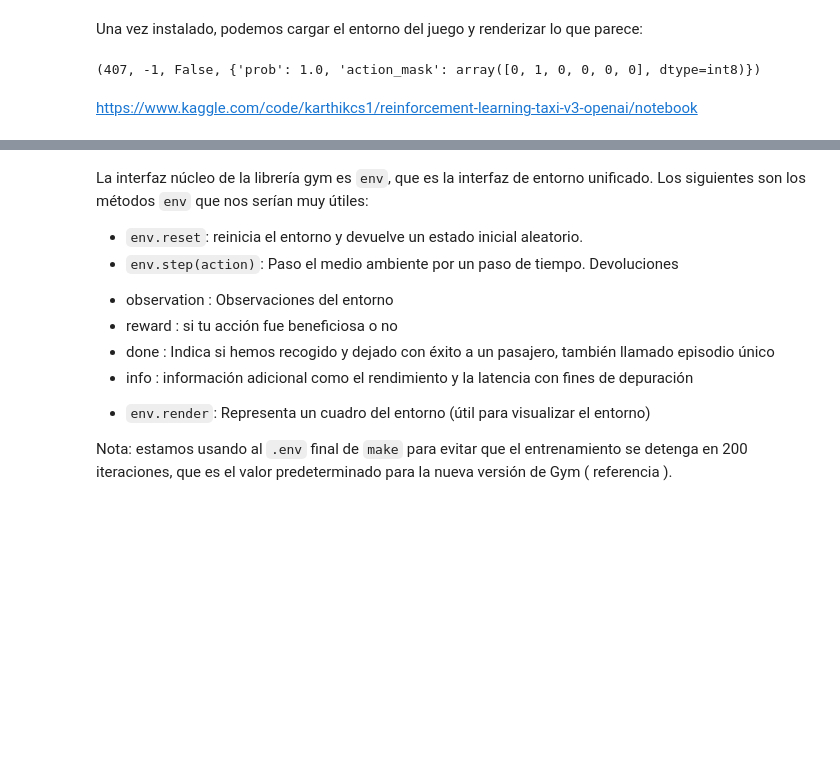
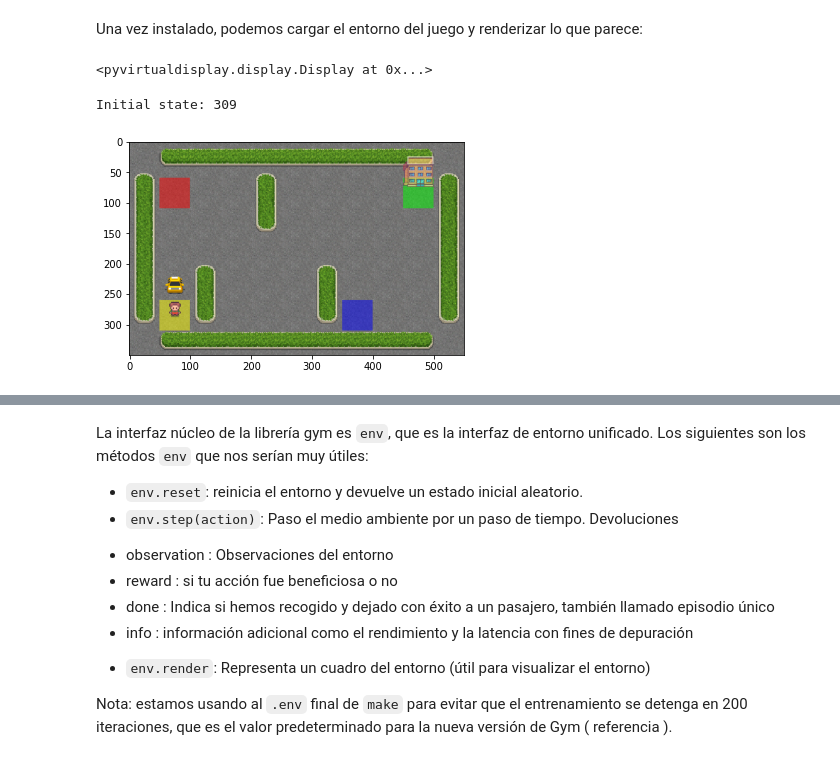
Before and after one commit to FernandoBRdgz/inteligencia_artificial, a Jupyter notebook: aprendizaje_reforzado/q_aprendizaje_taxi.ipynb, the cells around one changed output, grey strips where cells are left out. Drawn from its saved outputs; the diff is of its cells as text; code cells hidden in the pictures; blank space fills up the shorter version.

```diff
--- a/aprendizaje_reforzado/q_aprendizaje_taxi.ipynb
+++ b/aprendizaje_reforzado/q_aprendizaje_taxi.ipynb
@@ -104,6 +94,21 @@ os.environ["SDL_VIDEODRIVER"] = "dummy"
+# %%
+from pyvirtualdisplay import Display
+
+display = Display(visible=0, size=(400, 300))
+display.start()
+# %% [output]
+<pyvirtualdisplay.display.Display at 0x...>
 # %%
-env = gym.make("Taxi-v3").env
-disable_render_order_enforcing=True
-env.reset()
-env.render()
+env = gym.make('Taxi-v3')
+#env.reset()
+# %%
+state = env.reset()
+print(f"Initial state: {state}")
+# %% [output]
+Initial state: 309
+# %%
+prev_screen = env.render(mode='rgb_array')
+plt.imshow(prev_screen);
+# %% [output]
+[figure, added]
 # %%
@@ -118,14 +123,3 @@ env = gym.make("Taxi-v3").env
 #     env.reset()
 #     env.render()
 #     time.sleep(0.5)
-# %%
-env.s = 328
-env.render()
-print(env.step(2))
-time.sleep(10)
-clear_output(wait=True)
-env.render()
-# %% [output]
-(407, -1, False, {'prob': 1.0, 'action_mask': array([0, 1, 0, 0, 0, 0], dtype=int8)})
-# %% [markdown]
-https://www.kaggle.com/code/karthikcs1/reinforcement-learning-taxi-v3-openai/notebook
```
Also changed, not shown: parts of 8 cells of this notebook.
